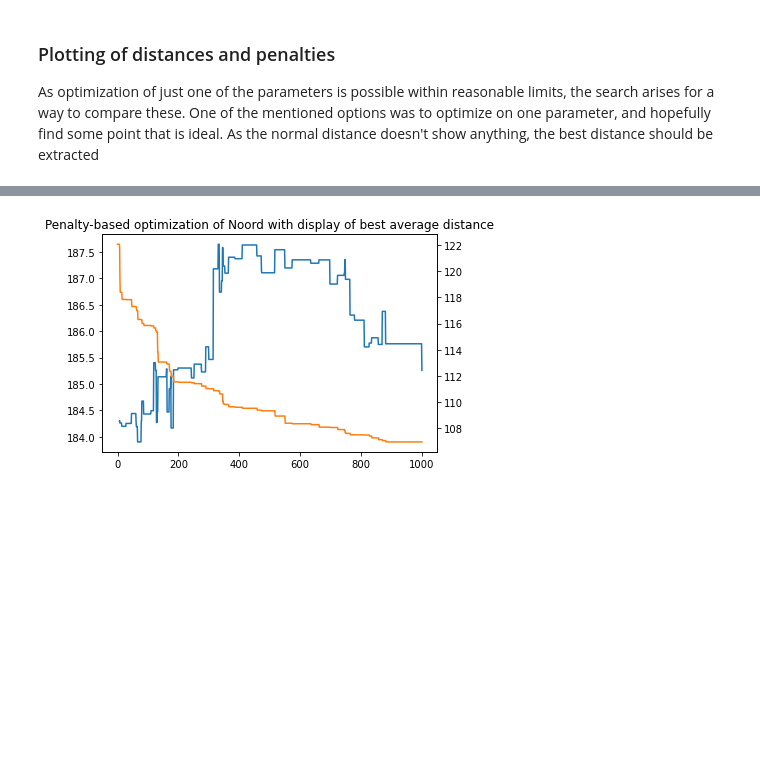
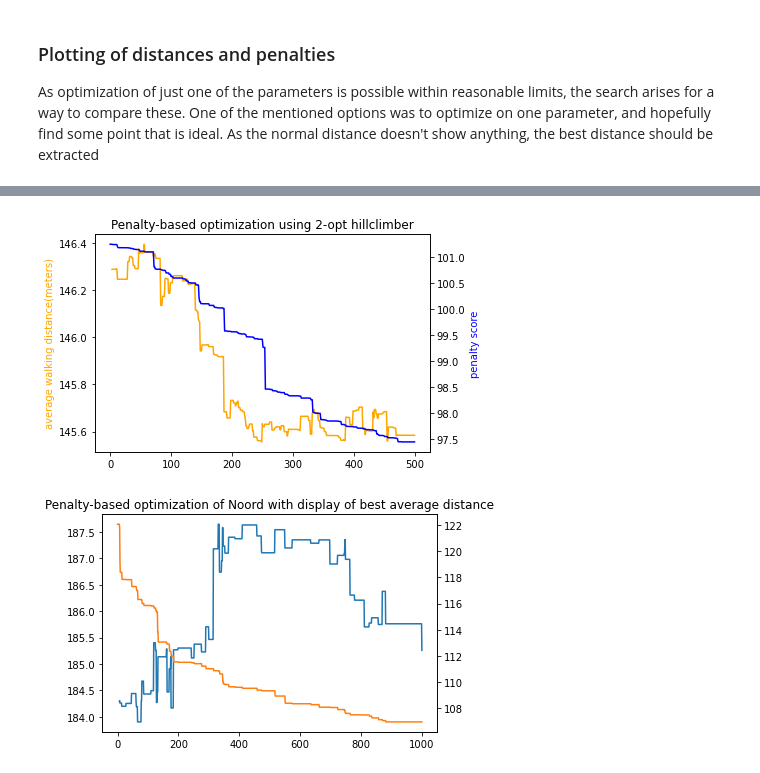
Before and after one commit to corne12345/Amsterdam_carbage_thesis, a Jupyter notebook: Notebooks/20200514 - Improvements of initial coding.ipynb, the cells around one changed output, grey strips where cells are left out. Saved outputs shown, nothing was run; the diff lists cells and outputs as text; code cells hidden in the pictures; blank space fills up the shorter version.

```diff
--- a/Notebooks/20200514 - Improvements of initial coding.ipynb
+++ b/Notebooks/20200514 - Improvements of initial coding.ipynb
@@ -133,3 +134,9 @@ plot_optimization('../Results/20200510 - cluster optimization/hillclimber2020050
+# %%
+fig1 = plot_optimization('hillclimber20200521-1755.csv')
+fig1.set_title('Penalty-based optimization using 2-opt hillclimber')
+fig1.figure.savefig('2opt.pdf')
+# %% [output]
+[figure, added]
 # %%
 plot_optimization('../Results/20200510 - cluster optimization/hillclimber20200510-1050.csv')
 # %%
```
Also changed, not shown: parts of 7 cells of this notebook, 2 other files.
